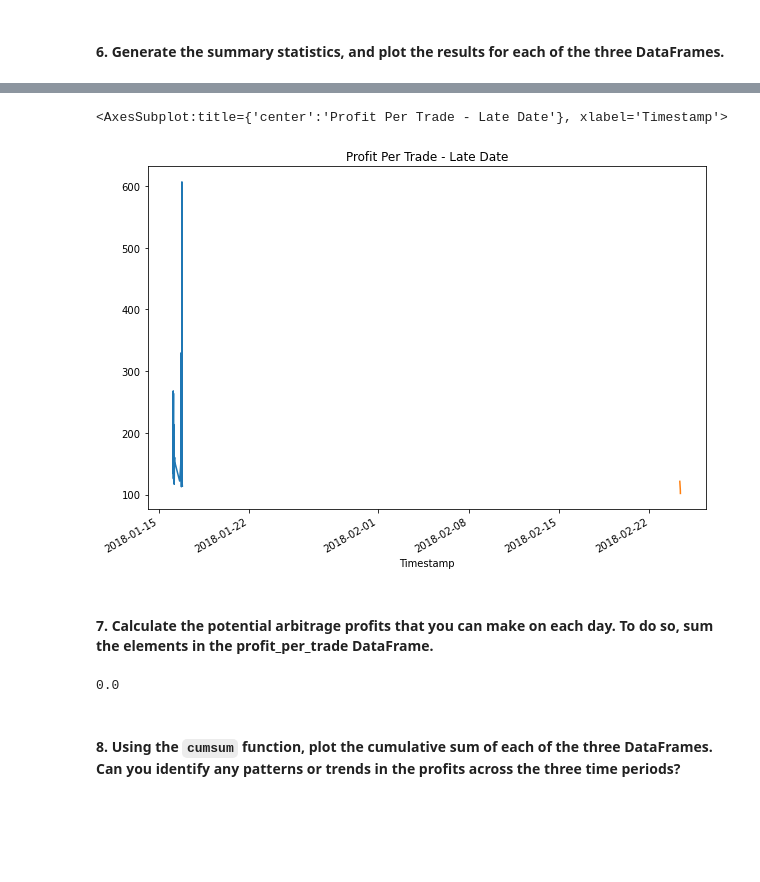
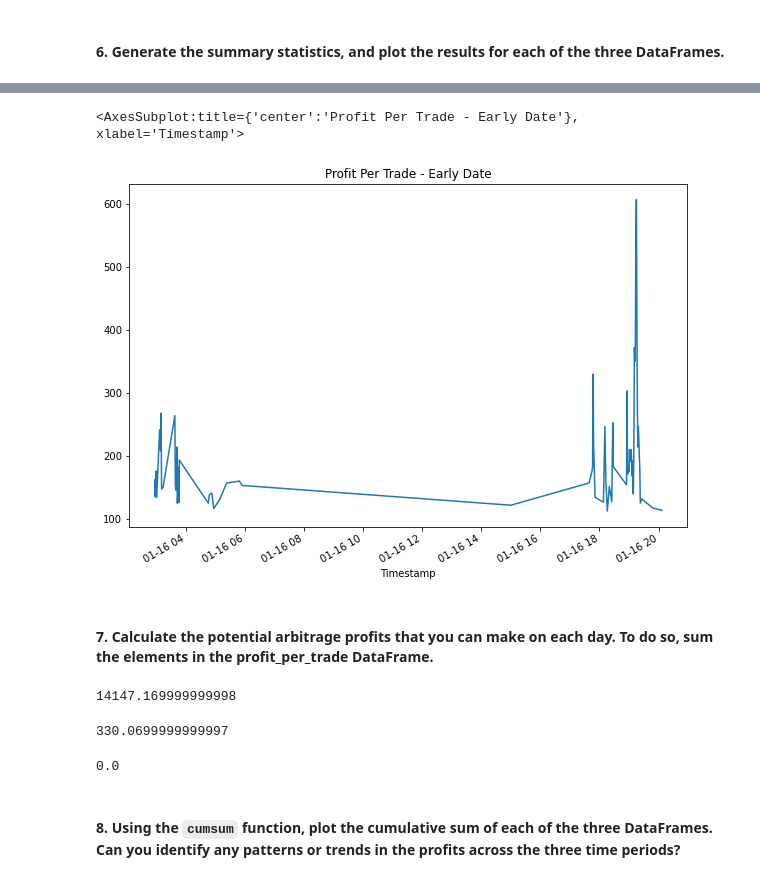
Before and after one commit to wilrosa/3-bitcoin-arbitrage-opportunities, a Jupyter notebook: crypto_arbitrage.ipynb, the cells around one changed output, grey strips where cells are left out. Cells and saved outputs as stored; diff of their text form; code cells hidden in the pictures; blank space fills up the shorter version.

```diff
--- a/crypto_arbitrage.ipynb
+++ b/crypto_arbitrage.ipynb
@@ -555,20 +647,20 @@ Name: Close, dtype: float64
 # %%
 # Plot the results for the early profit per trade DataFrame
 profit_early.plot(figsize=(10, 7), title="Profit Per Trade - Early Date")
-profit_middle.plot(figsize=(10, 7), title="Profit Per Trade - Middle Date")
-profit_late.plot(figsize=(10, 7), title="Profit Per Trade - Late Date")
 # %% [output]
-<AxesSubplot:title={'center':'Profit Per Trade - Late Date'}, xlabel='Timestamp'>
+<AxesSubplot:title={'center':'Profit Per Trade - Early Date'}, xlabel='Timestamp'>
-[figure, old version]
+[figure, new version]
 # %% [markdown]
 #### 7. Calculate the potential arbitrage profits that you can make on each day. To do so, sum the elements in the profit_per_trade DataFrame.
 # %%
 # Calculate the sum of the potential profits for the early profit per trade DataFrame
-profit_early.sum()
-profit_middle.sum()
-profit_late.sum()
+display(profit_early.sum())
+display(profit_middle.sum())
+display(profit_late.sum())
 # %% [output]
-0.0
+14147.169999999998
+330.0699999999997
+0.0
 # %% [markdown]
 #### 8. Using the `cumsum` function, plot the cumulative sum of each of the three DataFrames. Can you identify any patterns or trends in the profits across the three time periods?
 # %%
```
Also changed, not shown: parts of 11 cells of this notebook.
